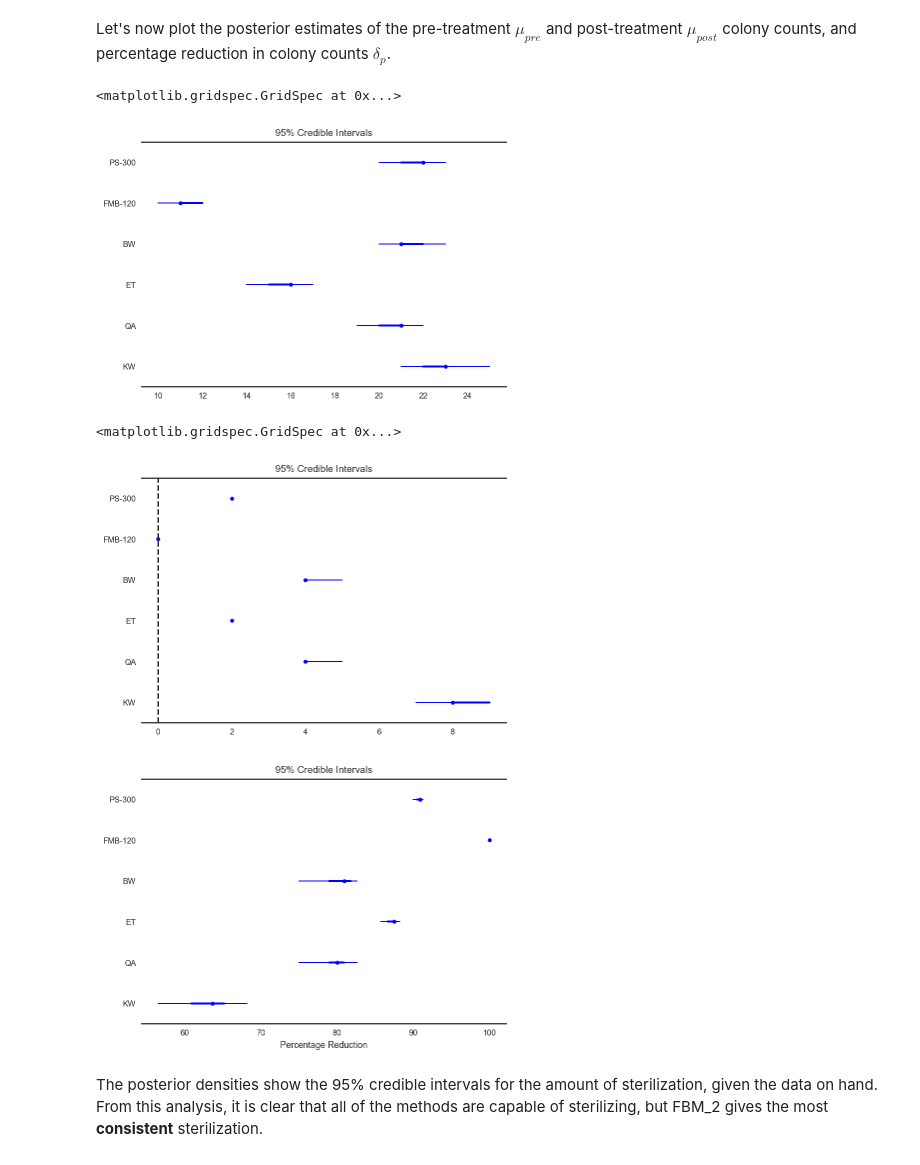
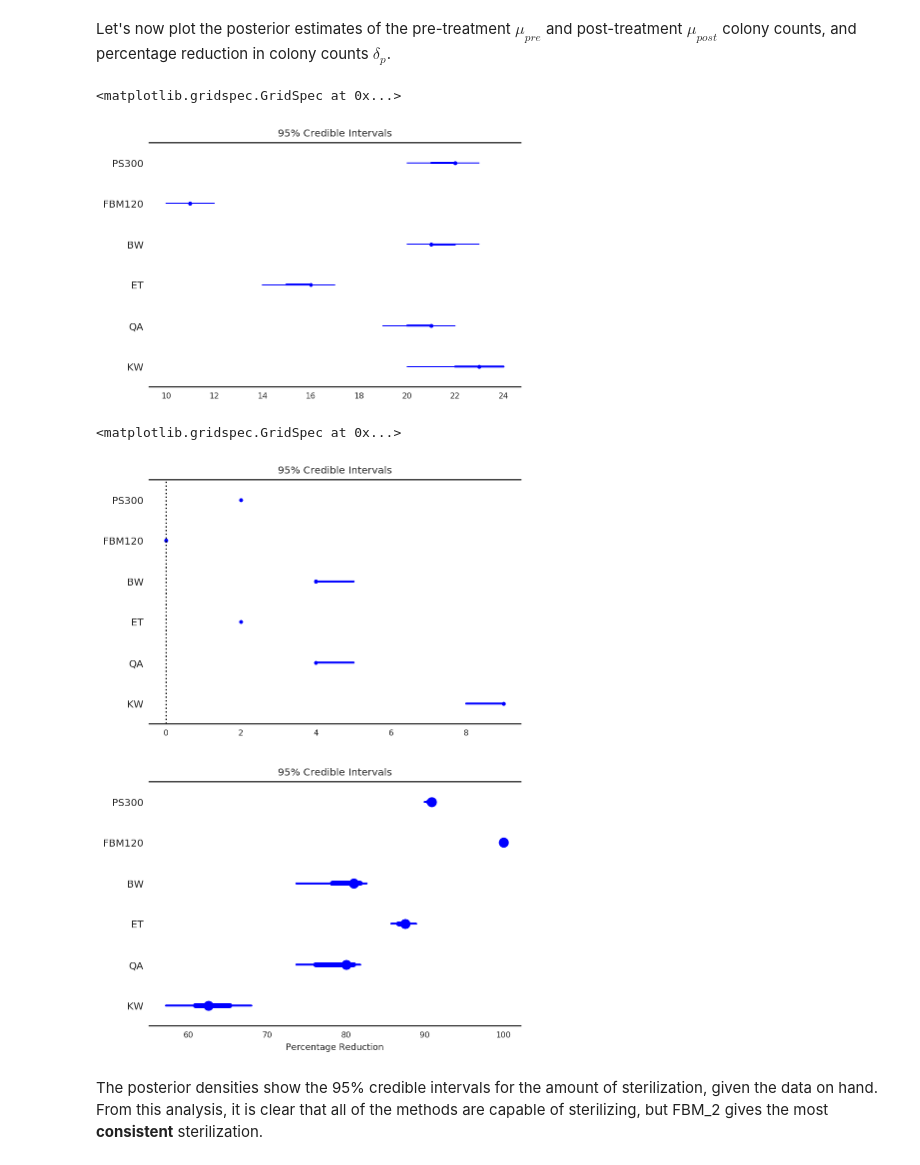
Before and after one commit to afcarl/mia-stats, a Jupyter notebook: sterilization/sterilization.ipynb, the cells around one changed output. Saved outputs shown, nothing was run; the diff lists cells and outputs as text; code cells hidden in the pictures.

Commit message:
updated plots for final manuscript

```diff
--- a/sterilization/sterilization.ipynb
+++ b/sterilization/sterilization.ipynb
@@ -85,11 +88,11 @@ Colonies are discrete count data. We can probably use a Poisson likelihood for `
 from sklearn.preprocessing import LabelEncoder
 # %%
 renamed_treatments = dict()
-renamed_treatments['FBM_2'] = 'FMB-120'
+renamed_treatments['FBM_2'] = 'FBM120'
 renamed_treatments['bleachwipe'] = 'BW'
 renamed_treatments['ethanol'] = 'ET'
 renamed_treatments['kimwipe'] = 'KW'
-renamed_treatments['phonesoap'] = 'PS-300'
+renamed_treatments['phonesoap'] = 'PS300'
 renamed_treatments['quatricide'] = 'QA'
 renamed_treatments
 # %% [output]
@@ -112,7 +115,7 @@ data = data[data['treatment'] != 'cellblaster']
 data['treatment'] = data['treatment'].apply(lambda x: renamed_treatments[x])
 
 # Sort the data according to the treatments.
-treatment_order = ['PS-300', 'FMB-120', 'BW', 'ET', 'QA', 'KW']
+treatment_order = ['PS300', 'FBM120', 'BW', 'ET', 'QA', 'KW']
 data['treatment'] = data['treatment'].astype('category')
 data['treatment'].cat.set_categories(treatment_order, inplace=True)
 data = data.sort_values(['treatment']).reset_index(drop=True)
@@ -142,11 +145,11 @@ Negative values indicate increase in colony counts, positive values indicate red
 with pm.Model() as model:
 
     mu_pre = pm.DiscreteUniform('pre_mus', lower=0, upper=1000, shape=len(treatment_order))
-    pre_mus = mu_pre[data['treatment_idx']]
+    pre_mus = mu_pre[data['treatment_idx'].values]
     pre_counts = pm.Poisson('pre_counts', mu=pre_mus, observed=data['colonies_pre'])
 
     mu_post = pm.DiscreteUniform('post_mus', lower=0, upper=1000, shape=len(treatment_order))
-    post_mus = mu_post[data['treatment_idx']]
+    post_mus = mu_post[data['treatment_idx'].values]
     post_counts = pm.Poisson('post_counts', mu=post_mus, observed=data['colonies_post'])
 
     perc_change = pm.Deterministic('perc_change', 100 * (mu_pre - mu_post) / mu_pre)
@@ -183,22 +186,58 @@ array([[<matplotlib.axes._subplots.AxesSubplot object at 0x...>,
 # %% [markdown]
 Let's now plot the posterior estimates of the pre-treatment $\mu_{pre}$ and post-treatment $\mu_{post}$ colony counts, and percentage reduction in colony counts $\delta_{p}$.
+# %%
+def get_forestplot_line(ax, kind):
+    widths = {'median': 4, 'iqr': 2.0, 'hpd': 1.0}
+    assert kind in widths.keys(), f'line kind must be one of {widths.keys()}'
+    medians = []
+    lines = []
+    for child in ax.get_children():
+        if isinstance(child, mpl.lines.Line2D):
+            if child.get_marker() == 'o' and kind == 'median':
+                medians.append(child)
+            elif np.allclose(child.get_lw(), widths[kind]):
+                lines.append(child)
+    if kind == 'median':
+        return medians
+    else:
+        return lines
+
+def adjust_forestplot_for_slides(ax):
+    for line in get_forestplot_line(ax, kind='median'):
+        line.set_markersize(10)
+
+    for line in get_forestplot_line(ax, kind='iqr'):
+        line.set_linewidth(5)
+
+    for line in get_forestplot_line(ax, kind='hpd'):
+        line.set_linewidth(2)
+
+    return ax
 # %%
 # Plot pre-treatment
 pm.forestplot(trace[cutoff:], varnames=['pre_mus'], ylabels=treatment_order)
+# ax = plt.gca()
+# ax = adjust_forestplot_for_slides(ax)
+# plt.show()
 # %% [output]
 <matplotlib.gridspec.GridSpec at 0x...>
-[figure, old version]
+[figure, new version]
 # %%
 # Plot post-treatment
 pm.forestplot(trace[cutoff:], varnames=['post_mus'], ylabels=treatment_order)
+# ax = plt.gca()
+# ax = adjust_forestplot_for_slides(ax)
+# plt.show()
 # %% [output]
 <matplotlib.gridspec.GridSpec at 0x...>
-[figure, old version]
+[figure, new version]
 # %%
 # Plot percentage reduction
 pm.forestplot(trace[cutoff:], varnames=['perc_change'], ylabels=treatment_order, xtitle='Percentage Reduction')
+ax = plt.gca()
+ax = adjust_forestplot_for_slides(ax)
 plt.savefig('percentage_reduction.pdf')
 # %% [output]
-[figure, old version]
+[figure, new version]
 # %% [markdown]
 The posterior densities show the 95% credible intervals for the amount of sterilization, given the data on hand. From this analysis, it is clear that all of the methods are capable of sterilizing, but FBM_2 gives the most **consistent** sterilization.
```
Also changed, not shown: parts of 8 cells of this notebook, 2 other files.
